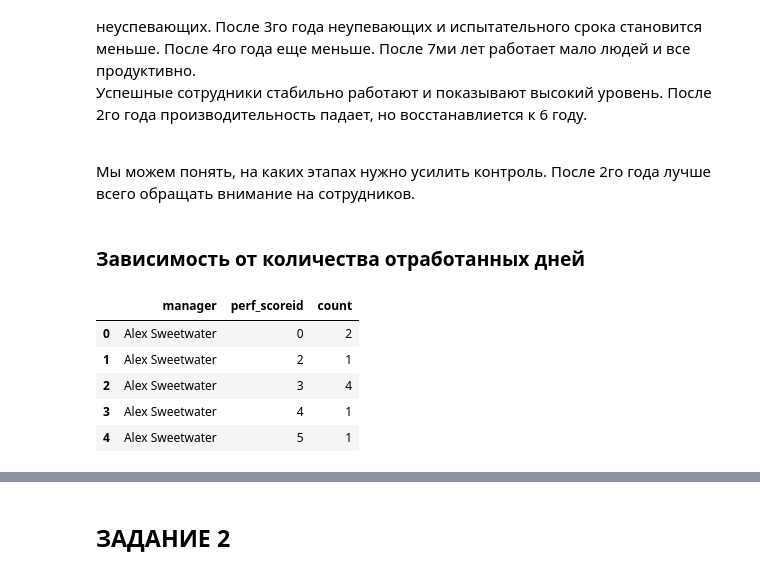
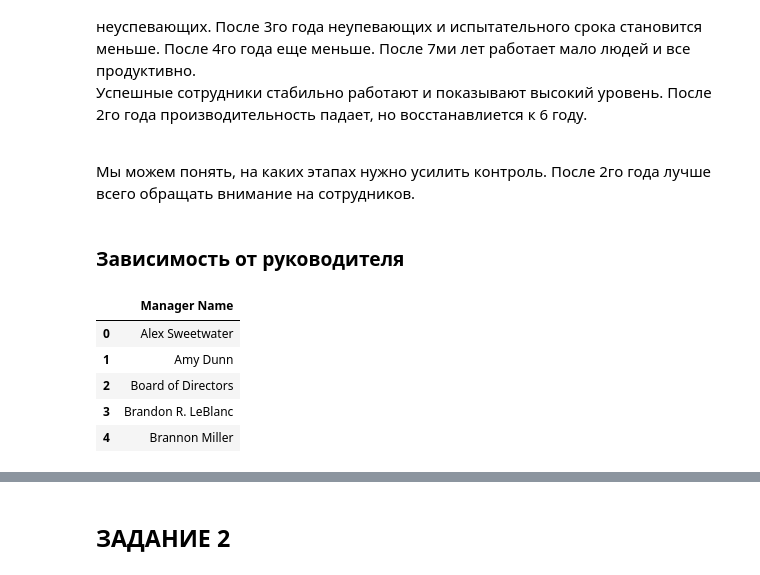
Before and after one commit to as4me/skillbox, a Jupyter notebook: Data Science. Analytics. First level/kurs/Coursework_analytics_2.ipynb, the cells around one changed output, grey strips where cells are left out. Drawn from its saved outputs; the diff is of its cells as text; code cells hidden in the pictures.

```diff
--- a/Data Science. Analytics. First level/kurs/Coursework_analytics_2.ipynb
+++ b/Data Science. Analytics. First level/kurs/Coursework_analytics_2.ipynb
@@ -368,22 +368,22 @@ for i in range(12):
 <br>
 Мы можем понять, на каких этапах нужно усилить контроль. После 2го года лучше всего обращать внимание на сотрудников.
 # %% [markdown]
-### Зависимость от количества отработанных дней
+###  Зависимость от руководителя
 # %%
 # уделим внимание каждому менеджеру
 sql_str = '''
 SELECT "Manager Name" as manager, perf_scoreid,COUNT(*)
 FROM hr_dataset
 WHERE perf_scoreid < 9
 GROUP BY 1,2
 ORDER BY 1,2;
 '''
 pers_manager = pd.read_sql_query(sql_str,conn)
-pers_manager.head()
+managers.head()
 # %% [output]
-|  | manager | perf_scoreid | count |
-| 0 | Alex Sweetwater | 0 | 2 |
-| 1 | Alex Sweetwater | 2 | 1 |
-| 2 | Alex Sweetwater | 3 | 4 |
-| 3 | Alex Sweetwater | 4 | 1 |
-| 4 | Alex Sweetwater | 5 | 1 |
+|  | Manager Name |
+| 0 | Alex Sweetwater |
+| 1 | Amy Dunn |
+| 2 | Board of Directors |
+| 3 | Brandon R. LeBlanc |
+| 4 | Brannon Miller |
```
Also changed, not shown: parts of 69 cells of this notebook, 2 other files.
